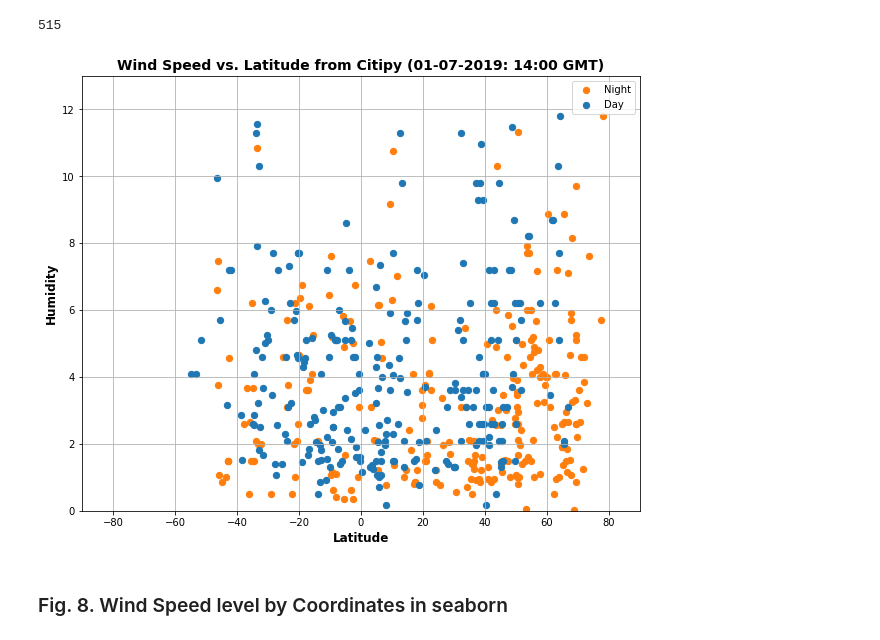
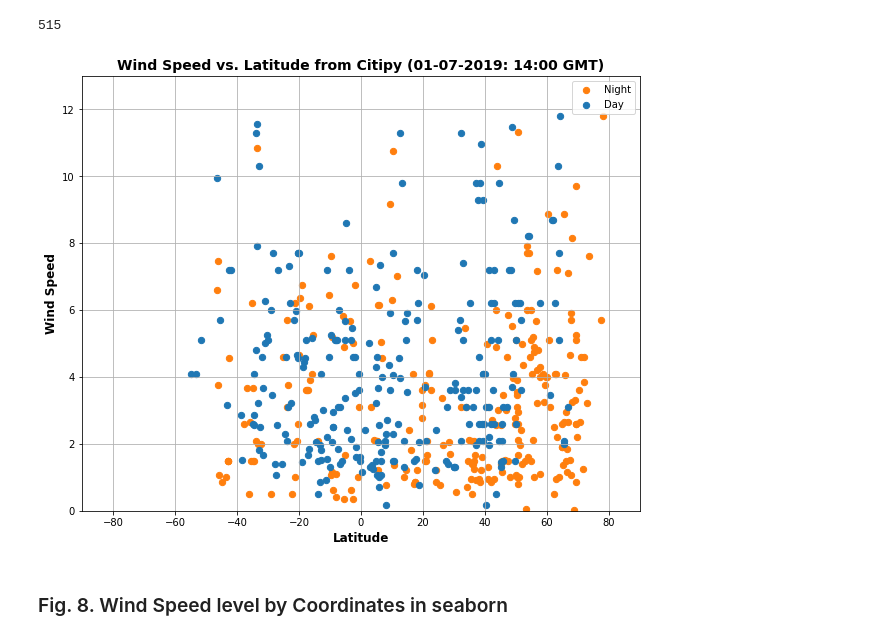
Before and after one commit to lweislo/API-Homework, a Jupyter notebook: Weislo_Weather_2.ipynb, the cells around one changed output. Saved outputs shown, nothing was run; the diff lists cells and outputs as text; code cells hidden in the pictures.

```diff
--- a/Weislo_Weather_2.ipynb
+++ b/Weislo_Weather_2.ipynb
@@ -272,18 +272,18 @@ day_dfw = weather_data_w.loc[weather_data_w.Daytime=='Day',:]
 # %%
 # Duplicating in Matplotlib because instructions said to only use this.
 
 fig, ax = plt.subplots(figsize=(10,8), subplot_kw={'ylim':(0,13), 'xlim':(-90,90)})
 night_dfw.plot(ax=ax, kind="scatter", x='Lat', y='Wind Speed', s=40, color="tab:orange", edgecolor='tab:orange', label='Night')
 day_dfw.plot(ax=ax, kind="scatter", grid=True, x='Lat', y='Wind Speed', s=40, color="tab:blue", edgecolors="tab:blue", label='Day')
 
 plt.xlabel('Latitude', fontsize=12, fontweight='bold')
-plt.ylabel('Humidity', fontsize=12, fontweight='bold')
+plt.ylabel('Wind Speed', fontsize=12, fontweight='bold')
 plt.title(f"Wind Speed vs. Latitude from Citipy ({adate})", fontsize=14, fontweight='bold')
 
 # fig.legend(loc='best')
 plt.savefig('./graphics/Fig7.png')
 # %% [output]
-[figure, old version]
+[figure, new version]
 # %% [markdown]
 ### Fig. 8. Wind Speed level by Coordinates in seaborn
 # %%
```
Also changed, not shown: parts of 2 cells of this notebook, 18 other files.
